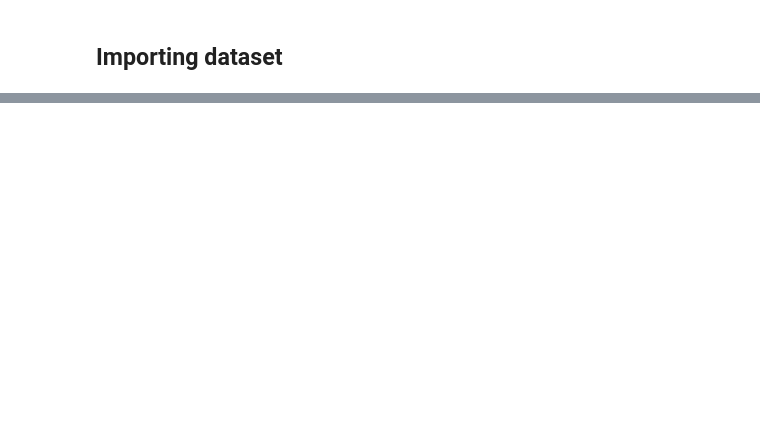
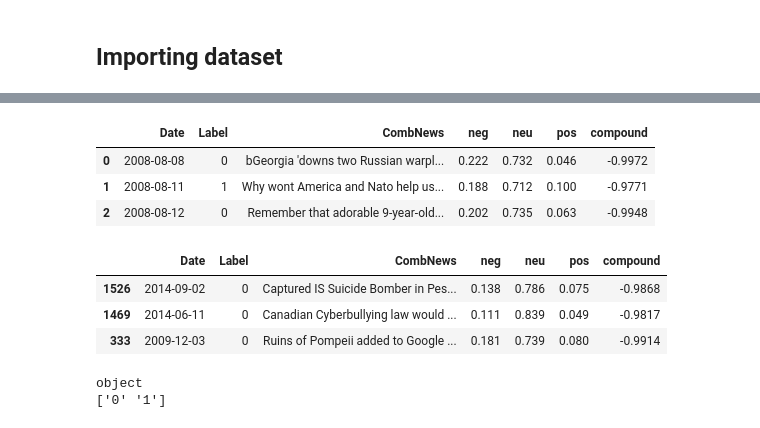
Before and after one commit to noelmt7/Financial_Chatbot, a Jupyter notebook: 2348538_MiniProj.ipynb, the cells around one changed output, grey strips where cells are left out. Saved outputs shown, nothing was run; the diff lists cells and outputs as text; code cells hidden in the pictures; blank space fills up the shorter version.

```diff
--- a/2348538_MiniProj.ipynb
+++ b/2348538_MiniProj.ipynb
@@ -24,0 +95,3 @@ plt.legend()
+# %%
+df = pd.concat([df, df_new], axis=1, join="outer")
+df
@@ -24,0 +112,22 @@ plt.legend()
+# %%
+df = df.drop(['Top1', 'Top2','Top3','Top4','Top5','Top6','Top7','Top8','Top9','Top10','Top11','Top12','Top13','Top14','Top15','Top16','Top17','Top18','Top19','Top20','Top21','Top22', 'Top23', 'Top24', 'Top25'], axis=1)
+df.head(3)
+# %% [output]
+|  | Date | Label | CombNews | neg | neu | pos | compound |
+| 0 | 2008-08-08 | 0 | bGeorgia 'downs two Russian warpl... | 0.222 | 0.732 | 0.046 | -0.9972 |
+| 1 | 2008-08-11 | 1 | Why wont America and Nato help us... | 0.188 | 0.712 | 0.100 | -0.9771 |
+| 2 | 2008-08-12 | 0 | Remember that adorable 9-year-old... | 0.202 | 0.735 | 0.063 | -0.9948 |
+# %%
+def label_comp(compound):
+    if compound >= 0:
+        return '1'
+    else:
+        return '0'
+
+df['Label'] = df['compound'].apply(label_comp)
+df.sample(3)
+# %% [output]
+|  | Date | Label | CombNews | neg | neu | pos | compound |
+| 1526 | 2014-09-02 | 0 | Captured IS Suicide Bomber in Pes... | 0.138 | 0.786 | 0.075 | -0.9868 |
+| 1469 | 2014-06-11 | 0 | Canadian Cyberbullying law would ... | 0.111 | 0.839 | 0.049 | -0.9817 |
+| 333 | 2009-12-03 | 0 | Ruins of Pompeii added to Google ... | 0.181 | 0.739 | 0.080 | -0.9914 |
@@ -24,0 +148,6 @@ plt.legend()
+# %%
+print(df['Label'].dtype)
+print(df['Label'].unique())
+# %% [output]
+object
+['0' '1']
```
Also changed, not shown: parts of 16 cells of this notebook, 3 other files.
